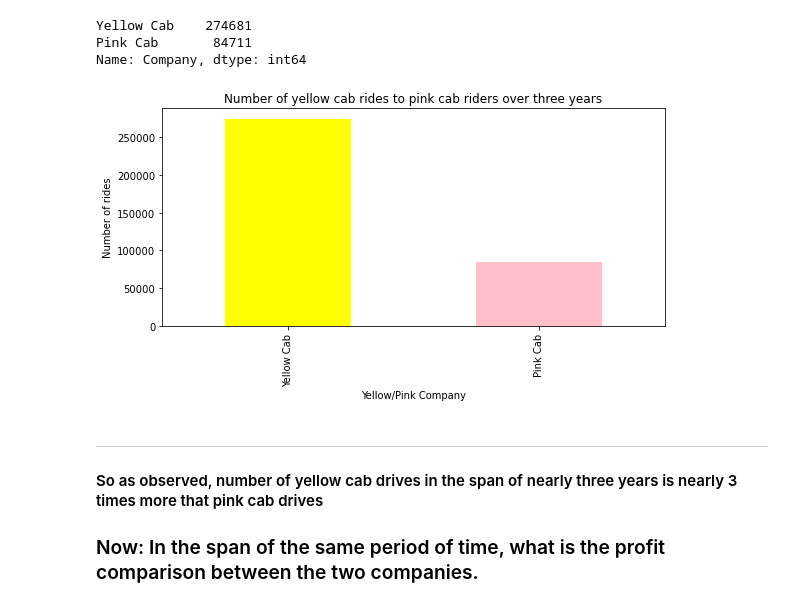
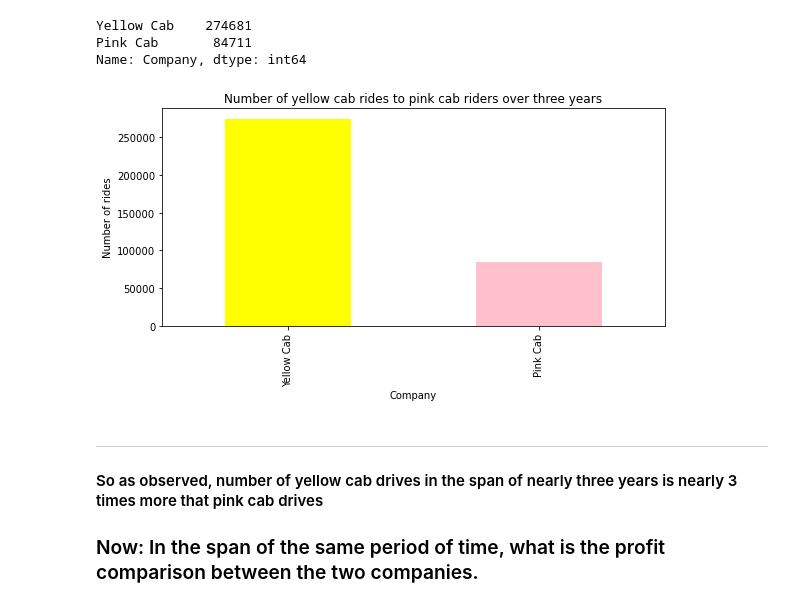
Before and after one commit to Ehab42/G2M-insight-for-Cab-Investment-firm, a Jupyter notebook: cab_data_EDA.ipynb, the cells around one changed output. Drawn from its saved outputs; the diff is of its cells as text; code cells hidden in the pictures.

```diff
--- a/cab_data_EDA.ipynb
+++ b/cab_data_EDA.ipynb
@@ -123,12 +123,12 @@ Name: Company, dtype: int64
 # %%
 # Number of pink cab rides to yellow cab rides visualized.
 plt.figure(figsize=(9, 4))
 cab_data['Company'].value_counts().plot(kind='bar', color=['Yellow', 'Pink'])
 plt.title("Number of yellow cab rides to pink cab riders over three years");
-plt.xlabel("Yellow/Pink Company")
+plt.xlabel("Company")
 plt.ylabel("Number of rides");
 # %% [output]
-[figure, old version]
+[figure, new version]
 # %% [markdown]
 ---
 #### So as observed, number of yellow cab drives in the span of nearly three years is nearly 3 times more that pink cab drives
```
Also changed, not shown: parts of 19 cells of this notebook.
